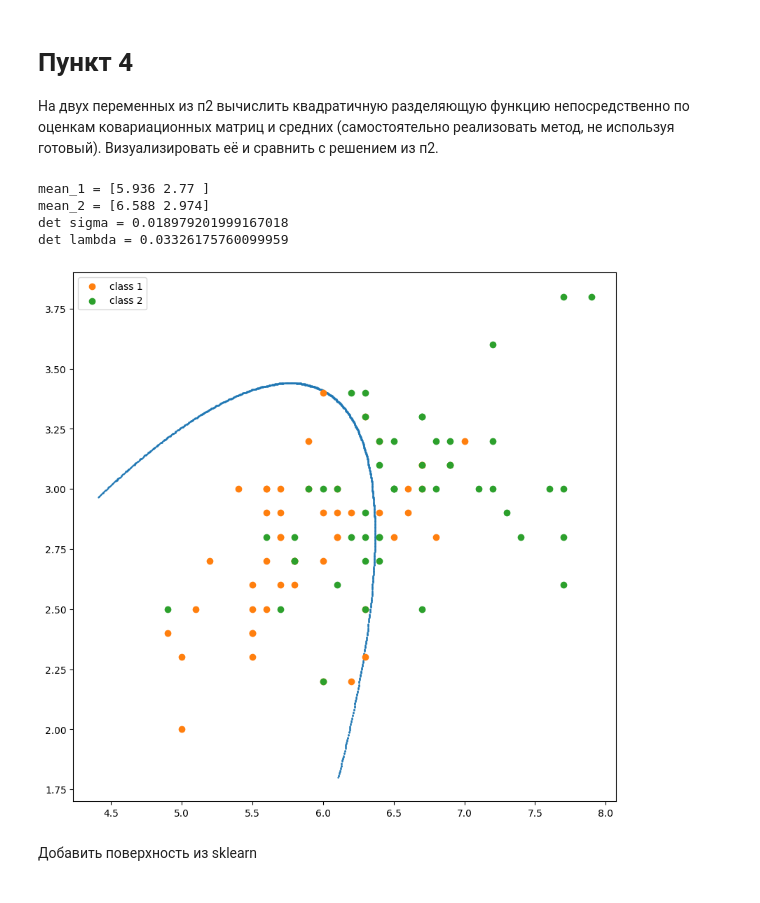
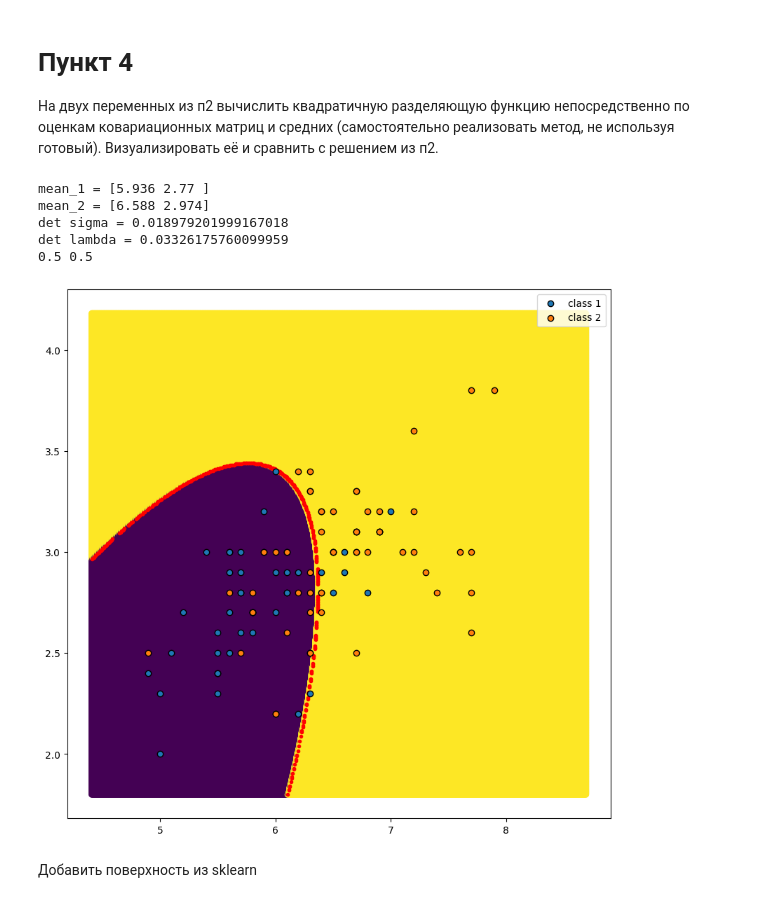
Before and after one commit to goglom/MMAD, a Jupyter notebook: problem_1.ipynb, the cells around one changed output. Drawn from its saved outputs; the diff is of its cells as text; code cells hidden in the pictures.

```diff
--- a/problem_1.ipynb
+++ b/problem_1.ipynb
@@ -190,7 +190,7 @@ f'Erororor ::: {np.count_nonzero(p != y) / p.size *100} %'
 # %% [output]
 'Erororor ::: 3.0 %'
 # %%
-def grid(size):
+def grid_range(size):
     return product(range(size), range(size))
 # %%
 from itertools import product
@@ -201,7 +201,7 @@ gt_label_shape = ['o', '^', 's']
 pred_label_color = ['r', 'g', 'blue']
 plt.figure(figsize=(8, 8), dpi=180)
 
-for i, (f1, f2) in enumerate(grid(num_features)):
+for i, (f1, f2) in enumerate(grid_range(num_features)):
     if f1 == f2:
         continue
 
@@ -239,23 +256,6 @@ plt.tight_layout()
 # %%
-f1 = 0
-f2 = 1
-# Select two features f1 and f2 from dataset
-classes = [1, 2]
-x = X[y != 0, ...]
-x = x[..., (f1, f2)]
-y_new = y[y != 0]
-x1, x2 = [x[y_new == c, ...] for c in classes]
-cov1 = np.cov(x1, rowvar=False)
-cov2 = np.cov(x2, rowvar=False)
-mean1 = np.mean(x1, axis=0)
-mean2 = np.mean(x2, axis=0)
-P1, P2 = [np.count_nonzero(y_new == c) / y_new.shape[0] for c in classes]
-detSigma = np.abs(np.linalg.det(cov1))
-detLambda = np.abs(np.linalg.det(cov2))
-invCov1 = np.linalg.inv(cov1)
-invCov2 = np.linalg.inv(cov2)
-
 print(f'mean_1 = {mean1}\nmean_2 = {mean2}\ndet sigma = {detSigma}\ndet lambda = {detLambda}')
+print(P1, P2)
 
 def equation(x: np.ndarray):
     diff1 = x - mean1
@@ -265,7 +265,7 @@ def equation(x: np.ndarray):
       + np.log(P1 / P2)
 
 
-N = 1000
+N = 500
 (x_max, y_max), (x_min, y_min) = x.max(axis=0) * 1.1, x.min(axis=0) * 0.9
 xs = np.linspace(x_min, x_max, N)
 ys = np.linspace(y_min, y_max, N)
@@ -281,16 +281,23 @@ mean_1 = [5.936 2.77 ]
 mean_2 = [6.588 2.974]
 det sigma = 0.018979201999167018
 det lambda = 0.03326175760099959
+0.5 0.5
+# %%
+qDiscr = QuadraticDiscriminantAnalysis()
+qDiscr.fit(x, y)
+predsOfLibCls = qDiscr.predict(grid)
 # %%
 mask = np.abs(res) < 0.005
 grid_masked = grid[mask, ...]
 plt.figure(figsize=(10, 10), dpi=100)
-plt.scatter(grid_masked[..., 0], grid_masked[...,1], marker='.', s=2)
-plt.scatter(x1[:, 0], x1[:, 1], label='class 1')
-plt.scatter(x2[:, 0], x2[:, 1], label='class 2')
+
+plt.scatter(grid[:,0], grid[:, 1], c=predsOfLibCls)
+plt.scatter(grid_masked[..., 0], grid_masked[...,1], marker='.', c='r') # Split surface
+plt.scatter(x1[:, 0], x1[:, 1], label='class 1', edgecolors='k')
+plt.scatter(x2[:, 0], x2[:, 1], label='class 2', edgecolors='k')
 
 plt.legend();
 # %% [output]
-[figure, old version]
+[figure, new version]
 # %% [markdown]
 Добавить поверхность из sklearn
```
Also changed, not shown: parts of 1 cell of this notebook.
